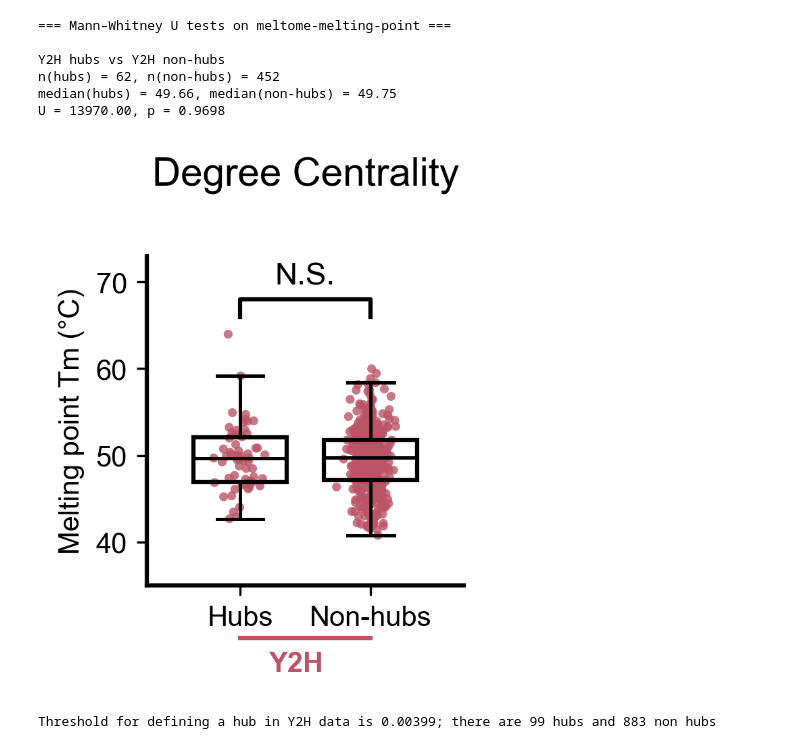
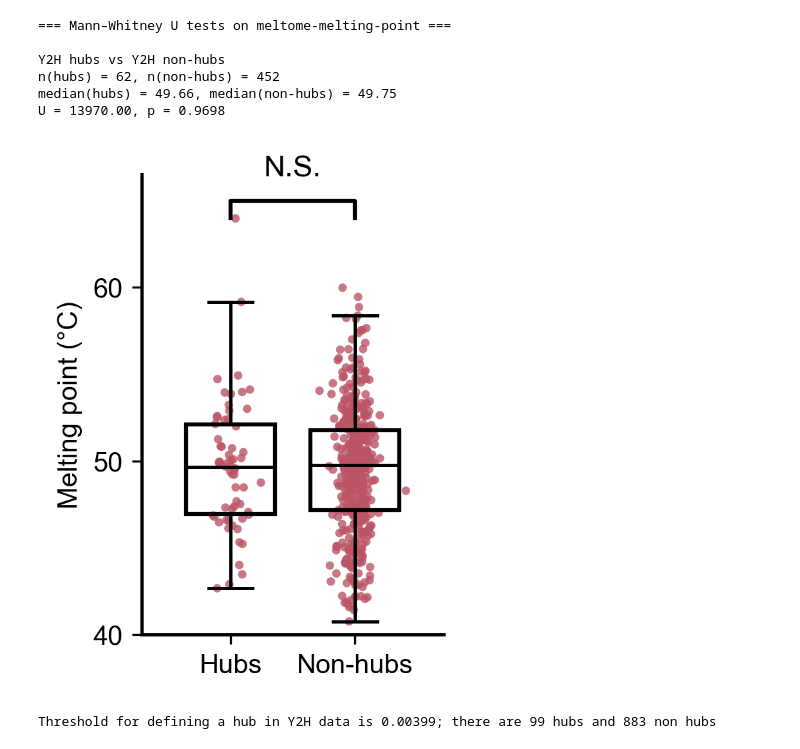
Before and after one commit to NCEMS/energetic-origins-of-PPI-connectivity, a Jupyter notebook: analysis-notebooks/from-muskan/Supp-3-figure-v2.ipynb.ipynb, the cells around one changed output. Drawn from its saved outputs; the diff is of its cells as text; code cells hidden in the pictures.

```diff
--- a/analysis-notebooks/from-muskan/Supp-3-figure-v2.ipynb.ipynb
+++ b/analysis-notebooks/from-muskan/Supp-3-figure-v2.ipynb.ipynb
@@ -32,7 +32,7 @@ plt.rcParams.update({
 # load the datasets with node centrality information and get nodes in both
 #ms_nodes = pd.read_pickle(f"{DATA_PATH2}20251023-s288c-annotated-PPI-net.pkl")
 #y2h_nodes = pd.read_csv(f"{DATA_PATH3}Y2H-s288c-step18.csv")
-nodes = pd.read_pickle(f"{DATA_PATH2}20251023-s288c-annotated-PPI-net.pkl")
+nodes = pd.read_pickle(f"{DATA_PATH2}20251209-s288c-annotated-PPI-net.pkl")
 
 #y2h_nodes = y2h_nodes.merge(abundance_df, on="node", how="left")
 
@@ -778,7 +668,7 @@ U = 13970.00, p = 0.9698
 # %%
 # Plot annotations
 def add_bracket_with_text(ax, x1, x2, y, text):
-    y_top = y + 2.0
+    y_top = y + 1
     ax.plot(
         [x1, x1, x2, x2],
         [y,  y_top, y_top, y],
@@ -833,62 +723,58 @@ for box in bp["boxes"]:
 
 for element in ["whiskers", "caps", "medians"]:
     for line in bp[element]:
         line.set_color("black")
         line.set_linewidth(1.2)
         line.set_zorder(3)
 
 # --- Axes styling ---
-#ax.set_yscale("log")
-#ax.set_ylim(1, 1e7)
-
-ax.set_ylabel("Melting point Tm (°C)")
-ax.set_title("Degree Centrality")
+ax.set_ylabel("Melting point (°C)")
 
 ax.spines["top"].set_visible(False)
 ax.spines["right"].set_visible(False)
-ax.spines["left"].set_linewidth(1.5)
-ax.spines["bottom"].set_linewidth(1.5)
+ax.spines["left"].set_linewidth(1.2)
+ax.spines["bottom"].set_linewidth(1.2)
 
 # Set clean y-limits: from 0 down to a bit below the lowest value
-y_min = 35     # a little below the real minimum
-y_max = 73     # enough headroom for the bracket
+y_min = 40     # a little below the real minimum
+y_max = 66.5     # enough headroom for the bracket
 ax.set_ylim(y_min, y_max)
-ax.set_yticks([40, 50, 60, 70])          # ← forces exactly these ticks
-ax.set_yticklabels([40, 50, 60, 70])
+ax.set_yticks([40, 50, 60])          # ← forces exactly these ticks
+ax.set_yticklabels([40, 50, 60])
 
 # Place significance bracket at a fixed, nice height just above 0
-bracket_y = 66
+bracket_y = 64
 add_bracket_with_text(ax, positions[0], positions[1], bracket_y, "N.S.")
 
 
 # === Horizontal lines + labels under the groups ===
 # Use x-axis transform so these sit below the x-axis, not in data (log) space
 trans = ax.get_xaxis_transform()  # x in data coords, y in axis fraction (0–1)
 
 # Y2H under boxes 3–4
-ax.plot(
-    [1.0, 1.7], [-0.16, -0.16],
-    transform=trans,
-    clip_on=False,
-    color=Y2H_COLOR,
-    lw=1.5,
-)
-ax.text(
-    1.3, -0.20, "Y2H",
-    transform=trans,
-    ha="center",
-    va="top",
-    fontsize=10,
-    fontweight="bold",
-    color=Y2H_COLOR,
-)
+#ax.plot(
+#    [1.0, 1.7], [-0.16, -0.16],
+#    transform=trans,
+#    clip_on=False,
+#    color=Y2H_COLOR,
+#    lw=1.5,
+#)
+#ax.text(
+#    1.3, -0.20, "Y2H",
+#    transform=trans,
+#    ha="center",
+#    va="top",
+#    fontsize=10,
+#    fontweight="bold",
+#    color=Y2H_COLOR,
+#)
 
 plt.xticks(fontsize=10)
 plt.tight_layout()
 plt.savefig(f"{OUT_PATH}supp3-4.svg")
 plt.show()
 # %% [output]
-[figure, old version]
+[figure, new version]
 # %%
 # determine which nodes are hubs based on percentile cutoff for betweenness centrality
 cut = 0.10
```
Also changed, not shown: parts of 14 cells of this notebook, 27 other files.
